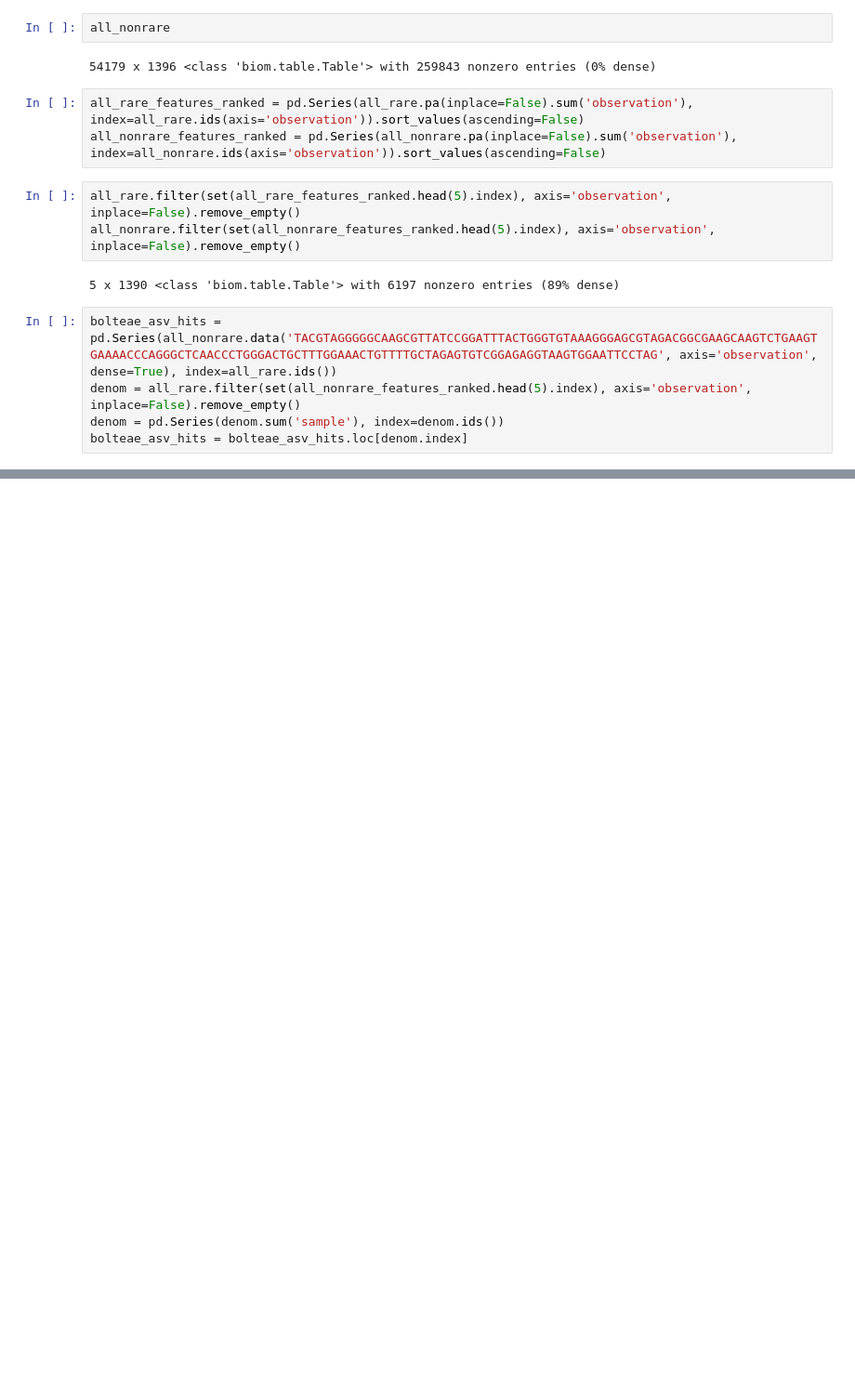
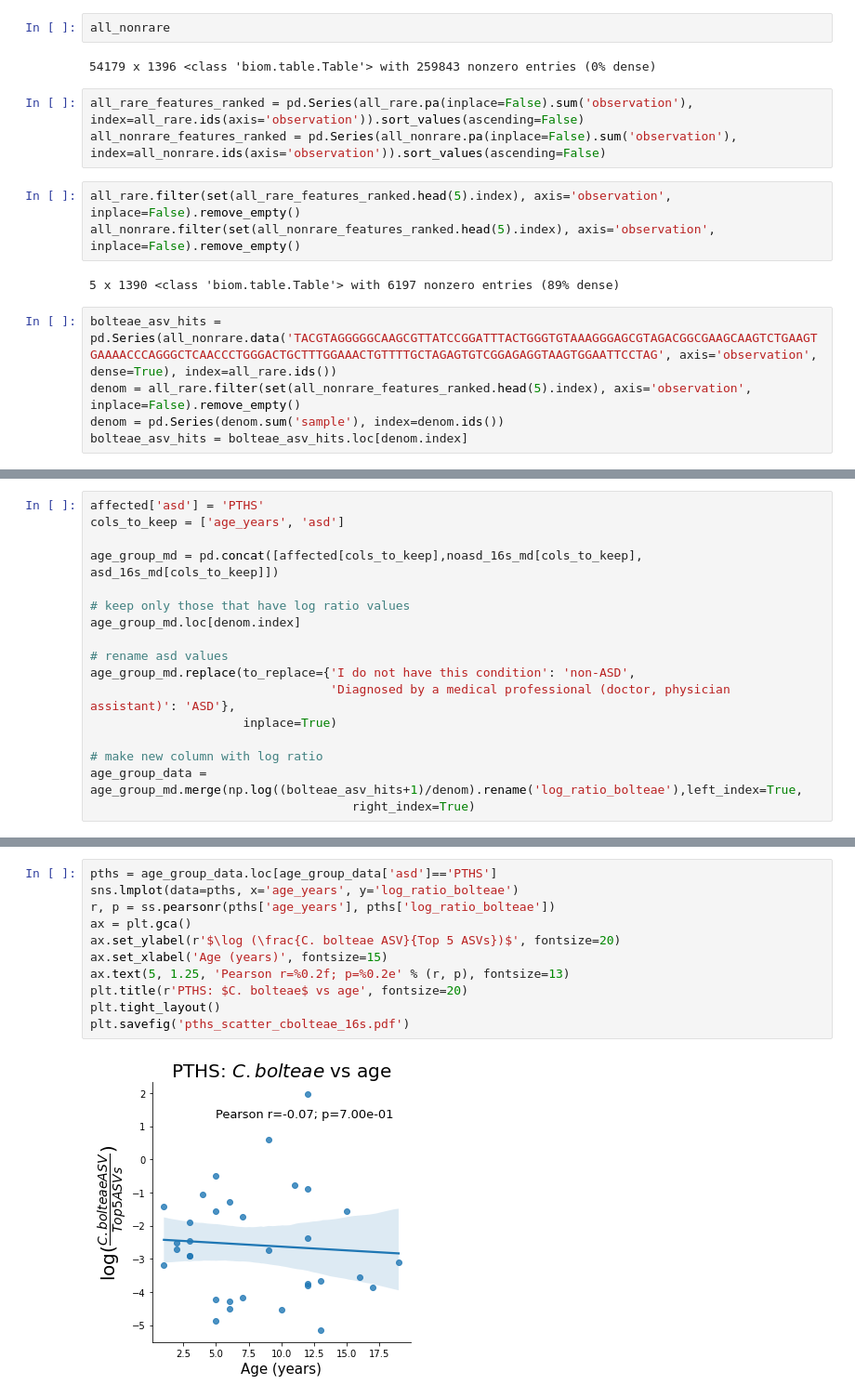
Before and after one commit to ahdilmore/pths_notebooks, a Jupyter notebook: PTHS-Metagenomics-Figure1.ipynb, the cells around one changed output, grey strips where cells are left out. Shown at 93% size. Drawn from its saved outputs; the diff is of its cells as text; blank space fills up the shorter version.

```diff
--- a/PTHS-Metagenomics-Figure1.ipynb
+++ b/PTHS-Metagenomics-Figure1.ipynb
@@ -399,0 +533,17 @@ plt.tight_layout()
+# %%
+affected['asd'] = 'PTHS'
+cols_to_keep = ['age_years', 'asd']
+
+age_group_md = pd.concat([affected[cols_to_keep],noasd_16s_md[cols_to_keep], asd_16s_md[cols_to_keep]])
+
+# keep only those that have log ratio values
+age_group_md.loc[denom.index]
+
+# rename asd values
+age_group_md.replace(to_replace={'I do not have this condition': 'non-ASD',
+                                 'Diagnosed by a medical professional (doctor, physician assistant)': 'ASD'},
+                     inplace=True)
+
+# make new column with log ratio
+age_group_data = age_group_md.merge(np.log((bolteae_asv_hits+1)/denom).rename('log_ratio_bolteae'),left_index=True,
+                                    right_index=True)
@@ -399,0 +566,13 @@ plt.tight_layout()
+# %%
+pths = age_group_data.loc[age_group_data['asd']=='PTHS']
+sns.lmplot(data=pths, x='age_years', y='log_ratio_bolteae')
+r, p = ss.pearsonr(pths['age_years'], pths['log_ratio_bolteae'])
+ax = plt.gca()
+ax.set_ylabel(r'$\log (\frac{C. bolteae ASV}{Top 5 ASVs})$', fontsize=20)
+ax.set_xlabel('Age (years)', fontsize=15)
+ax.text(5, 1.25, 'Pearson r=%0.2f; p=%0.2e' % (r, p), fontsize=13)
+plt.title(r'PTHS: $C. bolteae$ vs age', fontsize=20)
+plt.tight_layout()
+plt.savefig('pths_scatter_cbolteae_16s.pdf')
+# %% [output]
+[figure, added]
```
Also changed, not shown: parts of 23 cells of this notebook.
